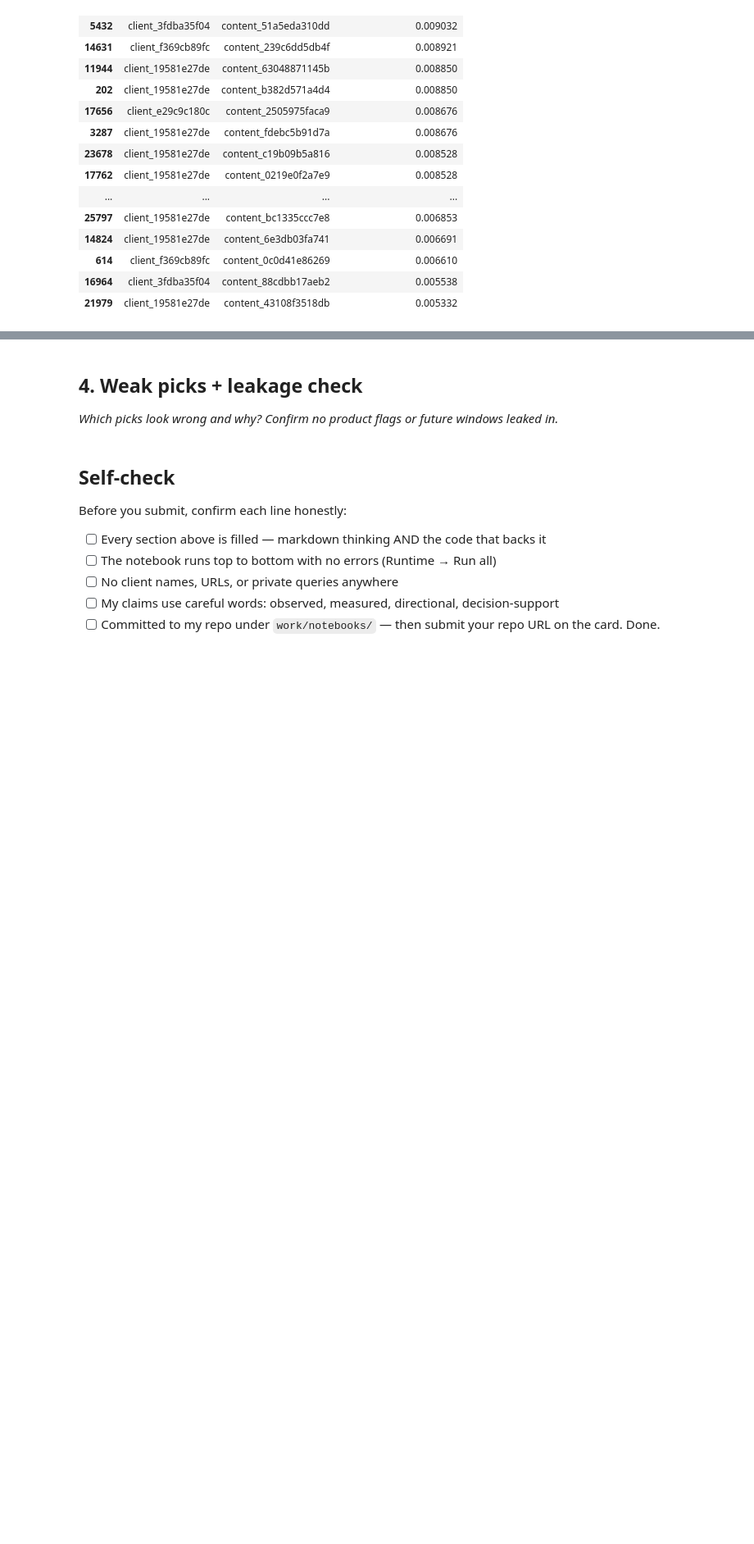
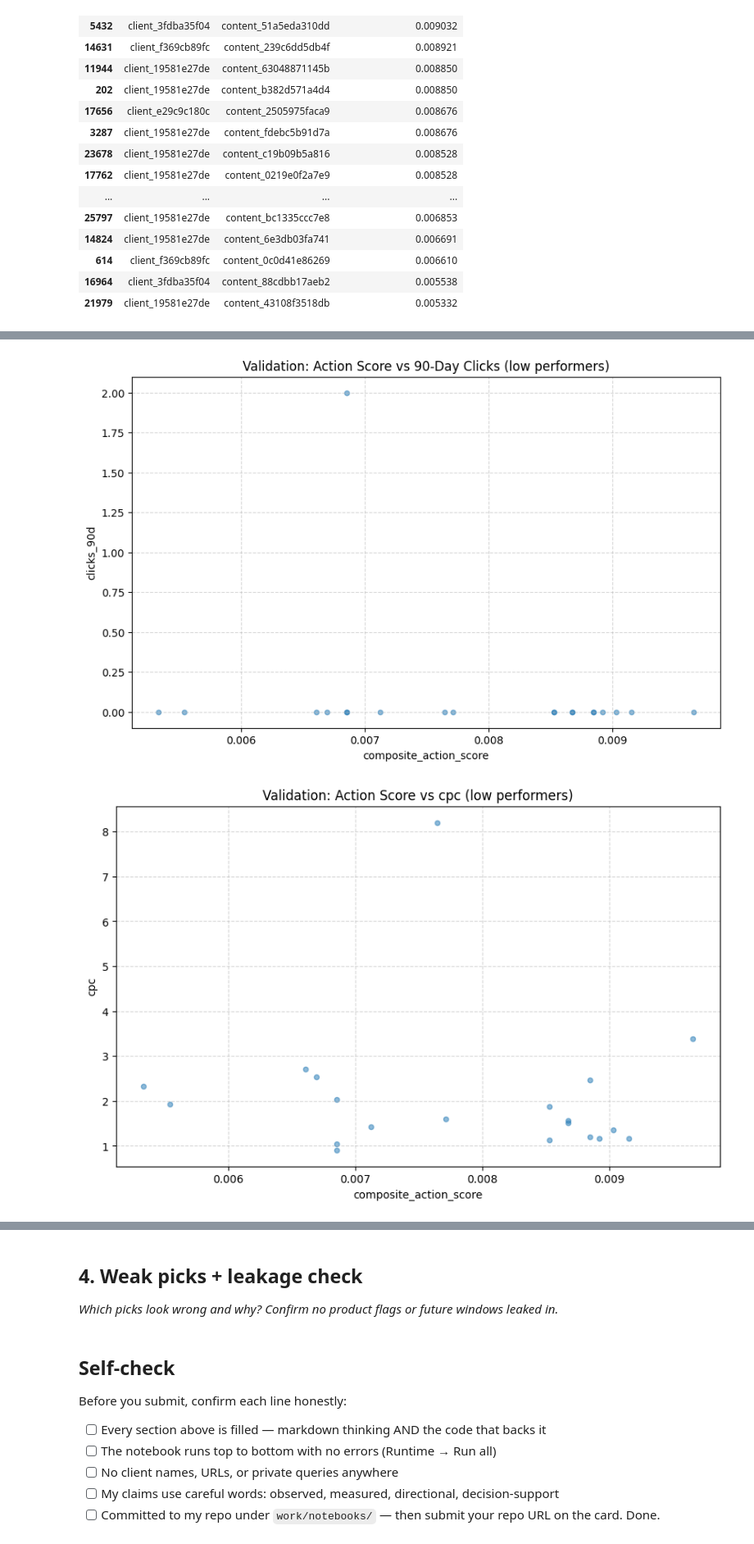
Before and after one commit to Maryam-Shile/flyrank_ml_internship, a Jupyter notebook: work/notebooks/w04_baseline_score.ipynb, the cells around one changed output, grey strips where cells are left out. Shown at 82% size. Drawn from its saved outputs; the diff is of its cells as text; code cells hidden in the pictures; blank space fills up the shorter version.

```diff
--- a/work/notebooks/w04_baseline_score.ipynb
+++ b/work/notebooks/w04_baseline_score.ipynb
@@ -304,3 +304,6 @@ df_new['content_id'] = df['content_id']
 
 # Sort dataset so the highest emergencies pop up at the top
 final_df = df_new.sort_values(by="composite_action_score", ascending=False)
+# %%
+df['composite_action_score'] = final_df['composite_action_score']
+df.head()
@@ -350,0 +404,42 @@ final_df[['client_id', 'content_id', 'composite_action_score']].tail(20)
+# %%
+df_sorted = df.sort_values(by="composite_action_score", ascending=False)
+# %%
+down = df_sorted.tail(20).copy()
+
+
+down['clicks_90d'] = down['clicks_90d'].fillna(0)
+down['cpc'] = down['cpc'].fillna(0)
+
+ax = down.plot(
+    kind="scatter",
+    x="composite_action_score",
+    y="clicks_90d",
+    alpha=0.5,  # Makes overlapping points transparent so you can see density
+    title="Validation: Action Score vs 90-Day Clicks (low performers)",
+    figsize=(10, 6),
+)
+
+# Use log scale if high-volume outliers compress your chart
+
+plt.grid(True, linestyle="--", alpha=0.5)
+plt.show()
+
+print('')
+print('')
+
+ax = down.plot(
+    kind="scatter",
+    x="composite_action_score",
+    y="cpc",
+    alpha=0.5,  # Makes overlapping points transparent so you can see density
+    title="Validation: Action Score vs cpc (low performers)",
+    figsize=(10, 6),
+)
+
+# Use log scale if high-volume outliers compress your chart
+
+plt.grid(True, linestyle="--", alpha=0.5)
+plt.show()
+# %% [output]
+[figure, added]
+[figure, added]
```
Also changed, not shown: parts of 4 cells of this notebook.
